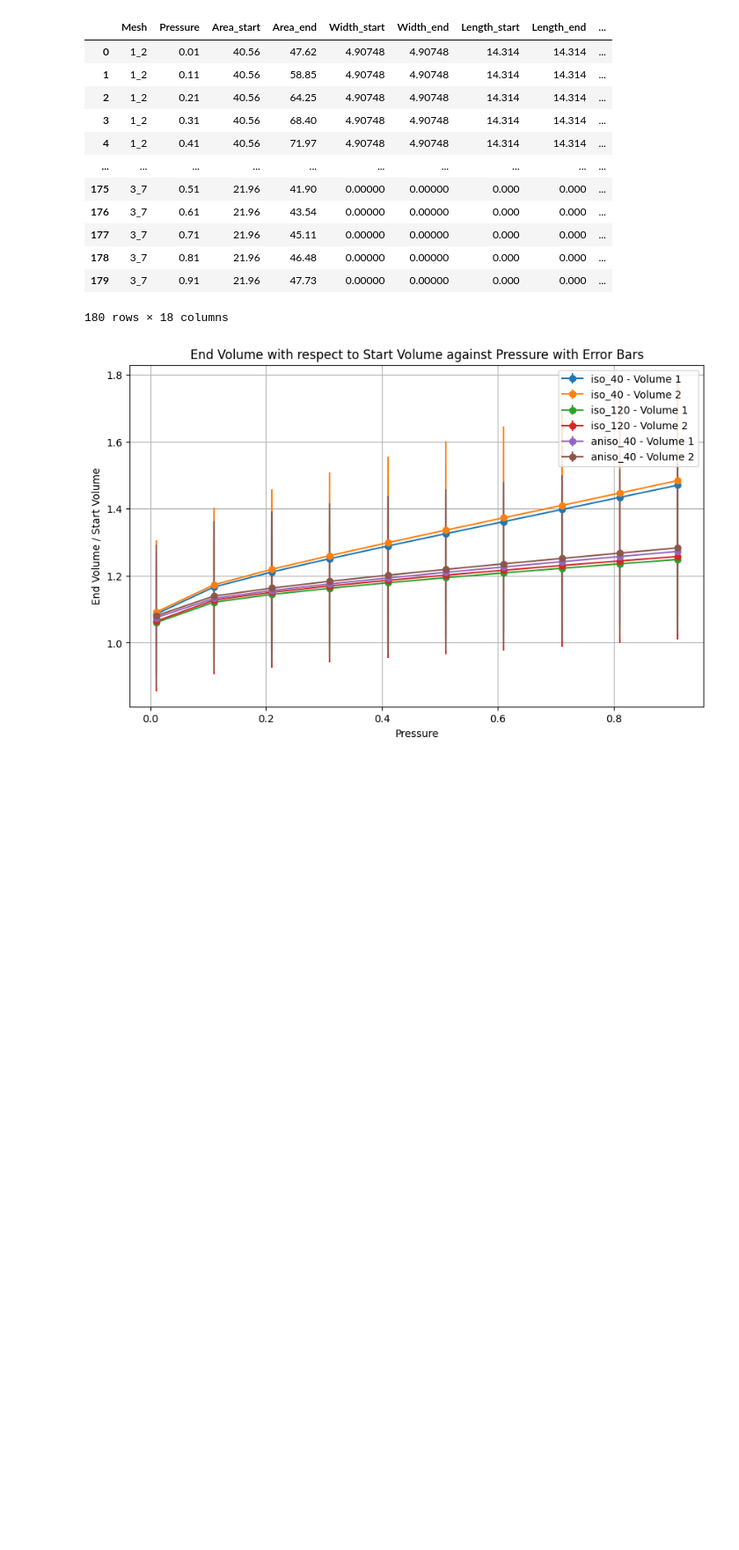
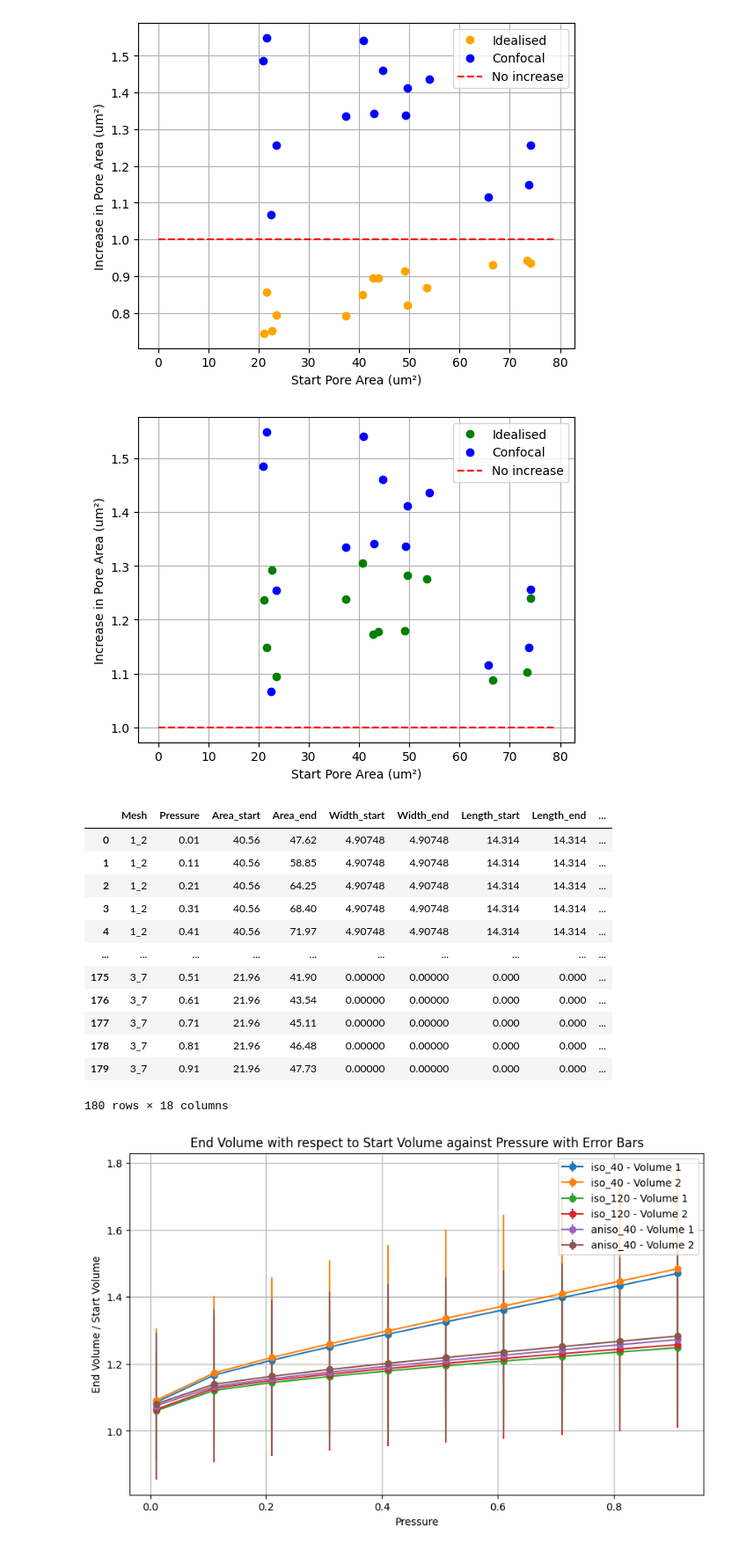
Before and after one commit to mtomtom/onion-stomatal-geometry, a Jupyter notebook: output/results.ipynb, the cells around one changed output. Shown at 88% size. Saved outputs shown, nothing was run; the diff lists cells and outputs as text; code cells hidden in the pictures; blank space fills up the shorter version.

```diff
--- a/output/results.ipynb
+++ b/output/results.ipynb
@@ -1,3 +110,54 @@
+# %%
+import matplotlib.pyplot as plt
+import numpy as np
+
+line_of_0_x = np.arange(0,80)
+line_of_0_y = np.ones(len(line_of_0_x))
+
+# Convert lists to NumPy arrays to allow boolean masking
+idealised_start_area_np = np.array(idealised_start_area)
+idealised_increase_np = np.array(idealised_increase)
+confocal_start_area_np = np.array(confocal_start_area)
+confocal_increase_np = np.array(confocal_increase)
+prop_mask_np = np.array(prop_mask)
+
+line_of_0_x = np.arange(0,80)
+line_of_0_y = np.ones(len(line_of_0_x))
+
+plt.plot(idealised_start_area_np[prop_mask_np], idealised_increase_np[prop_mask_np], 'o', label = "Idealised", color = colours["simplified_circular"])
+plt.plot(confocal_start_area_np[prop_mask_np], confocal_increase_np[prop_mask_np], 'o', label = "Confocal", color = colours["realistic"])
+plt.plot(line_of_0_x, line_of_0_y, 'r--', label='No increase')  # Horizontal line at y=1
+plt.xlabel('Start Pore Area (um²)')
+plt.ylabel('Increase in Pore Area (um²)')
+plt.legend()
+plt.grid(True)
+plt.savefig("pore_area_equal.png", dpi=300)
+plt.show()
+
+idealised_increase = [idealised_end_area[i] / idealised_start_area[i] for i in range(len(idealised_start_area))]
+confocal_increase = [confocal_end_area[i] / confocal_start_area[i] for i in range(len(confocal_start_area))]
+idealised_increase_np = np.array(idealised_increase)
+confocal_increase_np = np.array(confocal_increase)
+
+import matplotlib.pyplot as plt
+import numpy as np
+
+line_of_0_x = np.arange(0,80)
+line_of_0_y = np.ones(len(line_of_0_x))
+
+plt.plot(idealised_start_area_np[prop_mask_np], idealised_increase_np[prop_mask_np], 'o', label = "Idealised", color = colours["simplified_oval"])
+plt.plot(confocal_start_area_np[prop_mask_np], confocal_increase_np[prop_mask_np], 'o', label = "Confocal", color = colours["realistic"])
+plt.plot(line_of_0_x, line_of_0_y, 'r--', label='No increase')  # Horizontal line at y=1
+plt.xlabel('Start Pore Area (um²)')
+plt.ylabel('Increase in Pore Area (um²)')
+#plt.title('Increase in Pore Area vs Start Pore Area')
+plt.legend()
+plt.grid(True)
+plt.savefig("pore_area_idealised.png", dpi=300)
+plt.show()
+# %% [output]
+[figure, added]
+[figure, added]
 # %%
 import matplotlib.pyplot as plt
 import pandas as pd
```
Also changed, not shown: parts of 6 cells of this notebook, 2 other files.
